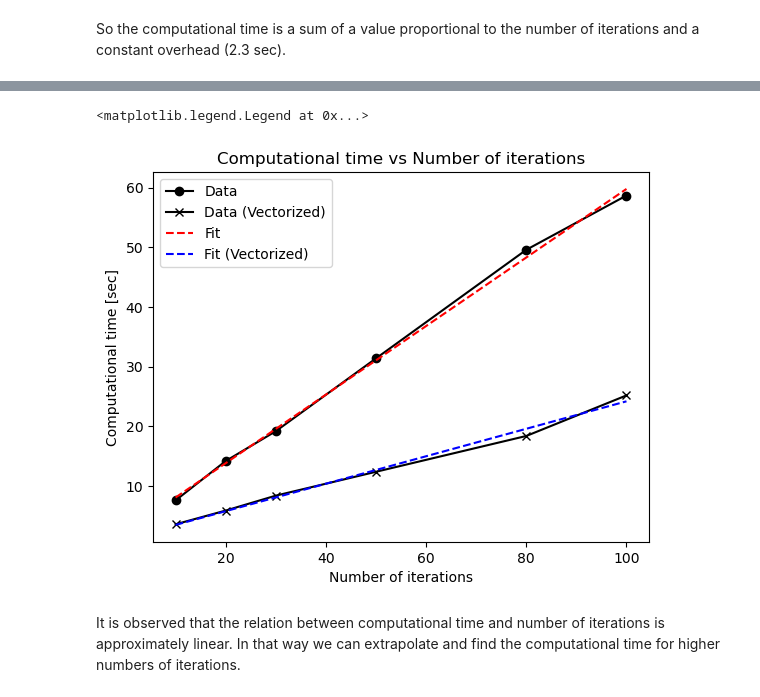
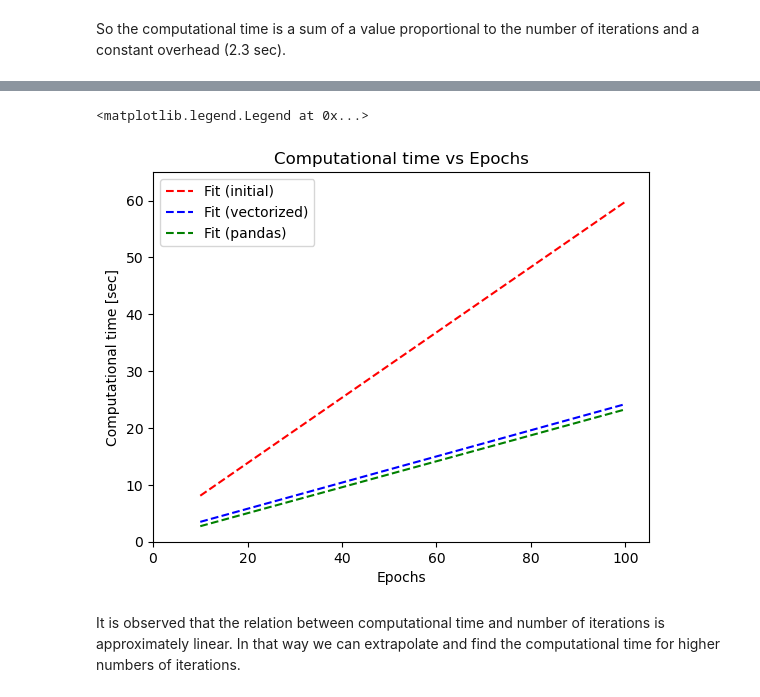
Before and after one commit to felschaetzle/HPC_KTH, a Jupyter notebook: final_project/project.ipynb, the cells around one changed output, grey strips where cells are left out. Cells and saved outputs as stored; diff of their text form; code cells hidden in the pictures.

Commit message:
small changes in plots

```diff
--- a/final_project/project.ipynb
+++ b/final_project/project.ipynb
@@ -37,9 +48,11 @@ def linear_fit(x, a, b):
 xdata = np.array([10,20,30,50,80,100])
 ydata = np.array([7.6,14.2,19.2,31.4,49.6,58.7])
 ydata_vectorized = np.array([3.6,5.9,8.4,12.4,18.4,25.2])
+ydata_vectorized_pd = np.array([2.4,5.3,7.7,12.0,17.3,24.2])
 
 popt, pcov = curve_fit(linear_fit, xdata, ydata)
 popt2, pcov2 = curve_fit(linear_fit, xdata, ydata_vectorized)
+popt3, pcov3 = curve_fit(linear_fit, xdata, ydata_vectorized_pd)
 
 print(f'The running time is approximated by f(x) = {popt[0]}*x + {popt[1]}.')
 print(f'The running time (after the vectorization) is approximated by f(x) = {popt2[0]}*x + {popt2[1]}.')
@@ -51,15 +76,19 @@ So the computational time is a sum of a value proportional to the number of iter
 # %%
-plt.plot([10,20,30,50,80,100], [7.6,14.2,19.2,31.4,49.6,58.7], 'k-o', label = 'Data')
-plt.plot([10,20,30,50,80,100], [3.6,5.9,8.4,12.4,18.4,25.2], 'k-x', label = 'Data (Vectorized)')
-plt.plot(xdata, linear_fit(xdata, *popt), 'r--', label = 'Fit')
-plt.plot(xdata, linear_fit(xdata, *popt2), 'b--', label = 'Fit (Vectorized)')
-plt.xlabel("Number of iterations")
+# plt.plot([10,20,30,50,80,100], [7.6,14.2,19.2,31.4,49.6,58.7], 'k-o', label = 'Data')
+# plt.plot([10,20,30,50,80,100], [3.6,5.9,8.4,12.4,18.4,25.2], 'k-x', label = 'Data (vectorized)')
+# plt.plot([10,20,30,50,80,100], [2.4,5.3,7.7,12.0,17.3,24.2], 'k-.', label = 'Data (pandas)')
+plt.plot(xdata, linear_fit(xdata, *popt), 'r--', label = 'Fit (initial)')
+plt.plot(xdata, linear_fit(xdata, *popt2), 'b--', label = 'Fit (vectorized)')
+plt.plot(xdata, linear_fit(xdata, *popt3), 'g--', label = 'Fit (pandas)')
+plt.xlim((0,105))
+plt.ylim((0,65))
+plt.xlabel("Epochs")
 plt.ylabel("Computational time [sec]")
-plt.title("Computational time vs Number of iterations")
+plt.title("Computational time vs Epochs")
 plt.legend()
 # %% [output]
 <matplotlib.legend.Legend at 0x...>
-[figure, old version]
+[figure, new version]
 # %% [markdown]
 It is observed that the relation between computational time and number of iterations is approximately linear. In that way we can extrapolate and find the computational time for higher numbers of iterations.
 # %% [markdown]
```
Also changed, not shown: parts of 7 cells of this notebook.
